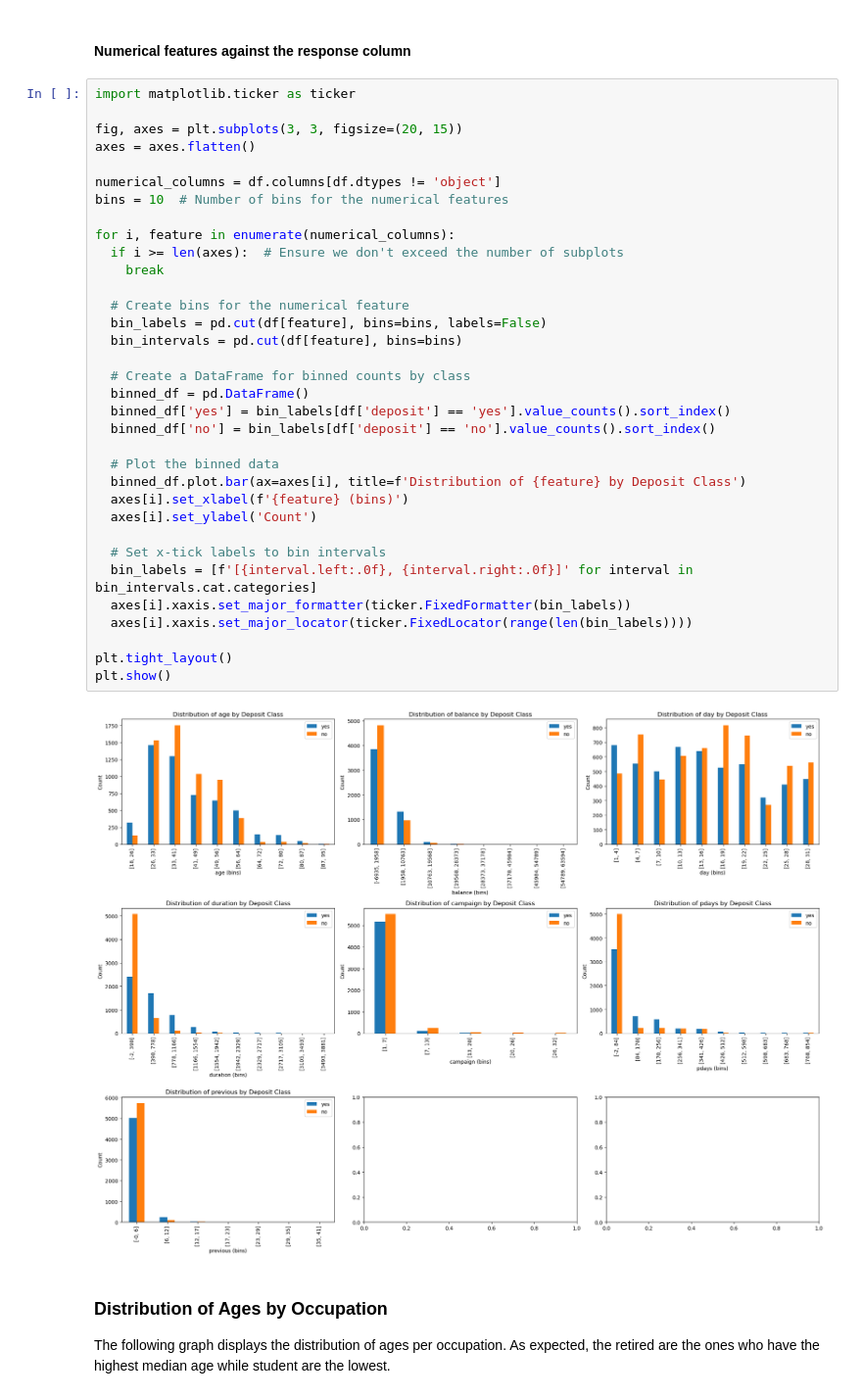
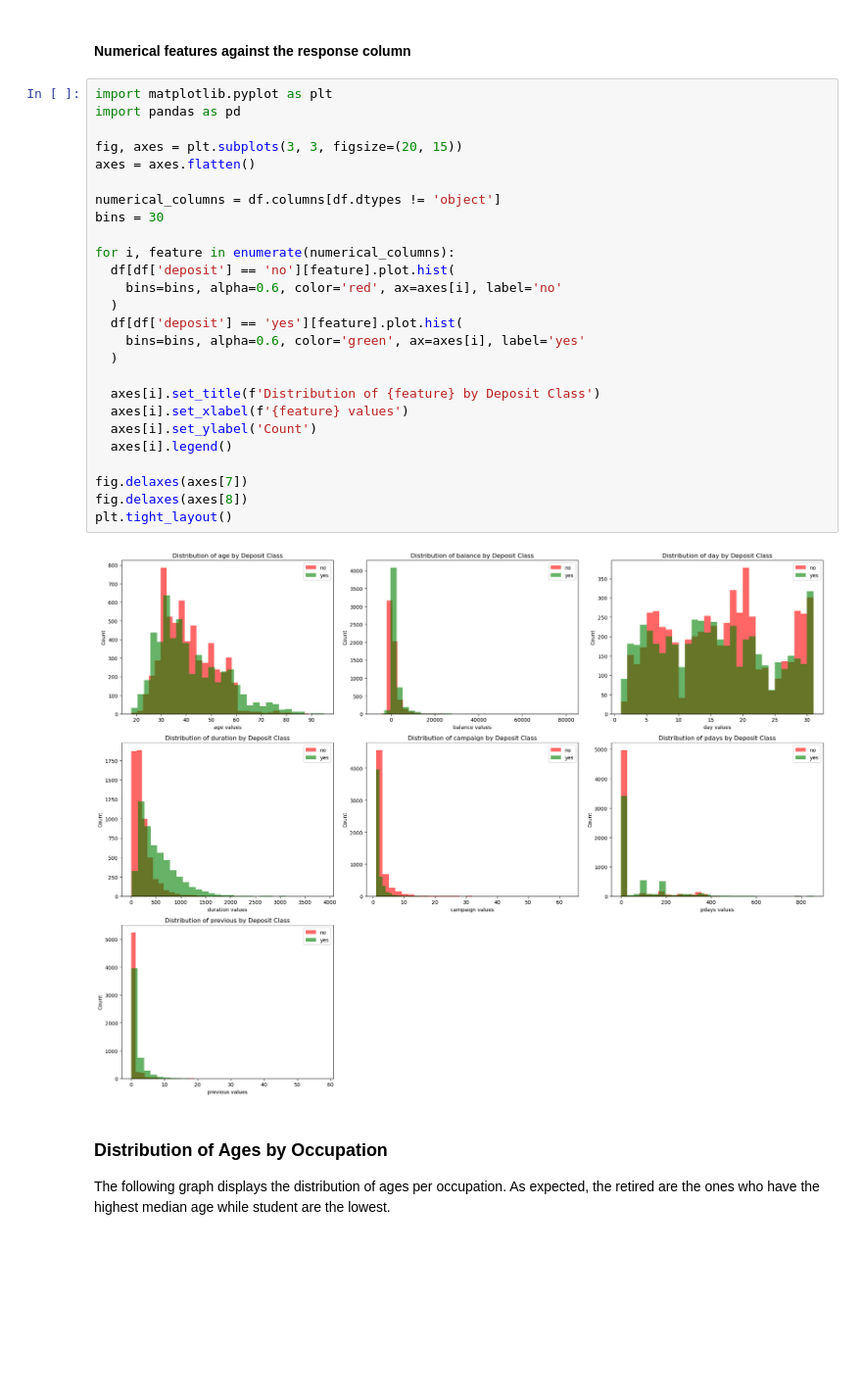
Before and after one commit to Migas77/FAA_Assignment1, a Jupyter notebook: bank_data_analysis.ipynb, the cells around one changed output. Shown at 98% size. Saved outputs shown, nothing was run; the diff lists cells and outputs as text; blank space fills up the shorter version.

Commit message:
bank data analysis

```diff
--- a/bank_data_analysis.ipynb
+++ b/bank_data_analysis.ipynb
@@ -177,41 +177,33 @@ array([[<Axes: title={'center': 'age'}>,
 # %% [markdown]
 #### Numerical features against the response column
-# %%
-import matplotlib.ticker as ticker
-
-fig, axes = plt.subplots(3, 3, figsize=(20, 15))
-axes = axes.flatten()
-
-numerical_columns = df.columns[df.dtypes != 'object']
-bins = 10  # Number of bins for the numerical features
-
-for i, feature in enumerate(numerical_columns):
-  if i >= len(axes):  # Ensure we don't exceed the number of subplots
-    break
-
-  # Create bins for the numerical feature
-  bin_labels = pd.cut(df[feature], bins=bins, labels=False)
-  bin_intervals = pd.cut(df[feature], bins=bins)
-
-  # Create a DataFrame for binned counts by class
-  binned_df = pd.DataFrame()
-  binned_df['yes'] = bin_labels[df['deposit'] == 'yes'].value_counts().sort_index()
-  binned_df['no'] = bin_labels[df['deposit'] == 'no'].value_counts().sort_index()
-
-  # Plot the binned data
-  binned_df.plot.bar(ax=axes[i], title=f'Distribution of {feature} by Deposit Class')
-  axes[i].set_xlabel(f'{feature} (bins)')
-  axes[i].set_ylabel('Count')
-
-  # Set x-tick labels to bin intervals
-  bin_labels = [f'[{interval.left:.0f}, {interval.right:.0f}]' for interval in bin_intervals.cat.categories]
-  axes[i].xaxis.set_major_formatter(ticker.FixedFormatter(bin_labels))
-  axes[i].xaxis.set_major_locator(ticker.FixedLocator(range(len(bin_labels))))
-
-plt.tight_layout()
-plt.show()
-# %% [output]
-[figure, removed]
+# %%
+import matplotlib.pyplot as plt
+import pandas as pd
+
+fig, axes = plt.subplots(3, 3, figsize=(20, 15))
+axes = axes.flatten()
+
+numerical_columns = df.columns[df.dtypes != 'object']
+bins = 30
+
+for i, feature in enumerate(numerical_columns):
+  df[df['deposit'] == 'no'][feature].plot.hist(
+    bins=bins, alpha=0.6, color='red', ax=axes[i], label='no'
+  )
+  df[df['deposit'] == 'yes'][feature].plot.hist(
+    bins=bins, alpha=0.6, color='green', ax=axes[i], label='yes'
+  )
+
+  axes[i].set_title(f'Distribution of {feature} by Deposit Class')
+  axes[i].set_xlabel(f'{feature} values')
+  axes[i].set_ylabel('Count')
+  axes[i].legend()
+
+fig.delaxes(axes[7])
+fig.delaxes(axes[8])
+plt.tight_layout()
+# %% [output]
+[figure, added]
 # %% [markdown]
 ### Distribution of Ages by Occupation
 
```
Also changed, not shown: parts of 1 cell of this notebook.
